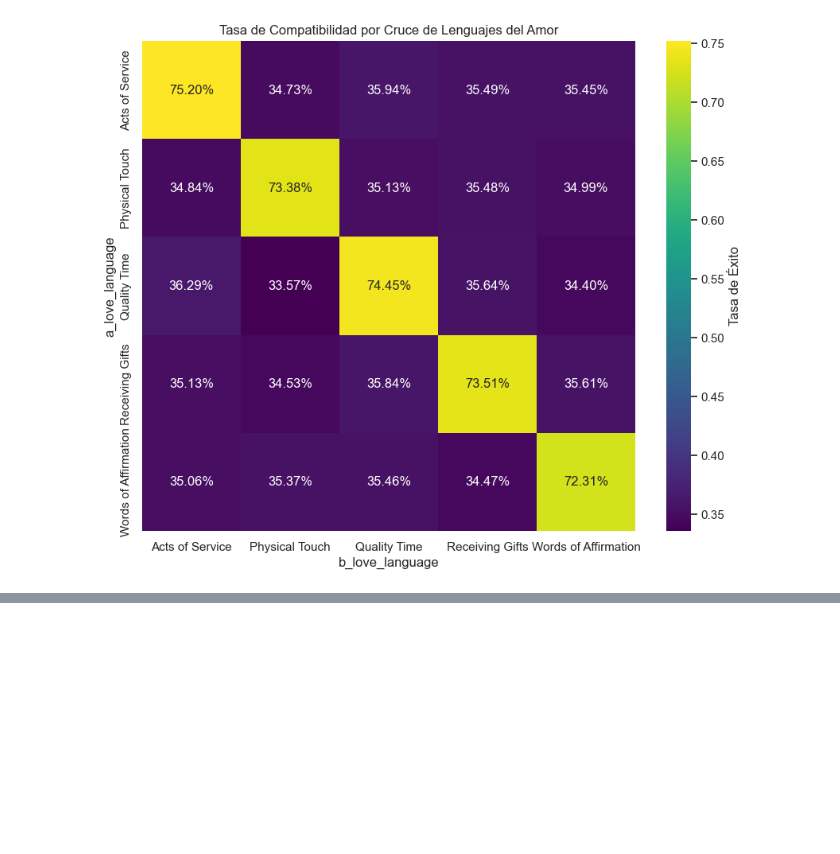
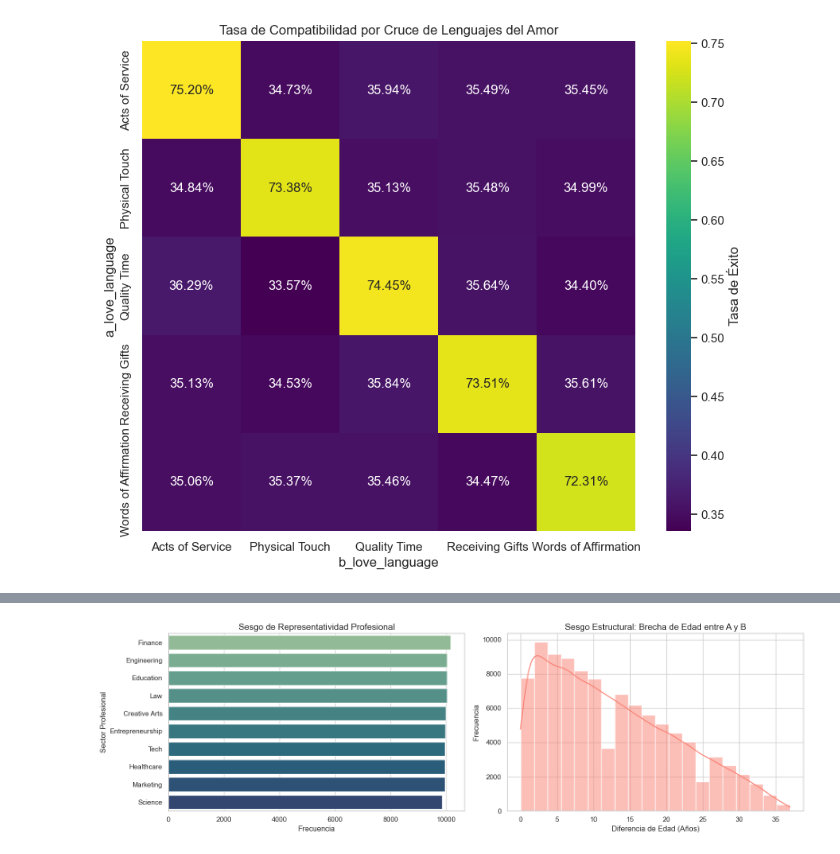
Before and after one commit to OscarDominguezOcana/DISIA-G5, a Jupyter notebook: [DISIA] - G5 - Hito 2.ipynb, the cells around one changed output, grey strips where cells are left out. Cells and saved outputs as stored; diff of their text form; code cells hidden in the pictures; blank space fills up the shorter version.

```diff
--- a/[DISIA] - G5 - Hito 2.ipynb
+++ b/[DISIA] - G5 - Hito 2.ipynb
@@ -159,0 +167,21 @@ En el proyecto original se agrupaban los datos por posiciones en el campo. En Cu
+# %%
+fig, axes = plt.subplots(1, 2, figsize=(16, 5))
+
+# Visualización 5: Sesgo Profesional
+sns.countplot(y='a_career_field', data=df, ax=axes[0],
+              order=df['a_career_field'].value_counts().index, palette='crest')
+axes[0].set_title('Sesgo de Representatividad Profesional', fontsize=14)
+axes[0].set_xlabel('Frecuencia')
+axes[0].set_ylabel('Sector Profesional')
+
+# Visualización 6: Sesgo de Brecha de Edad
+df['age_gap'] = abs(df['a_age'] - df['b_age'])
+sns.histplot(df['age_gap'], bins=20, kde=True, ax=axes[1], color='salmon')
+axes[1].set_title('Sesgo Estructural: Brecha de Edad entre A y B', fontsize=14)
+axes[1].set_xlabel('Diferencia de Edad (Años)')
+axes[1].set_ylabel('Frecuencia')
+
+plt.tight_layout()
+plt.show()
+# %% [output]
+[figure, added]
```
Also changed, not shown: parts of 40 cells of this notebook.
